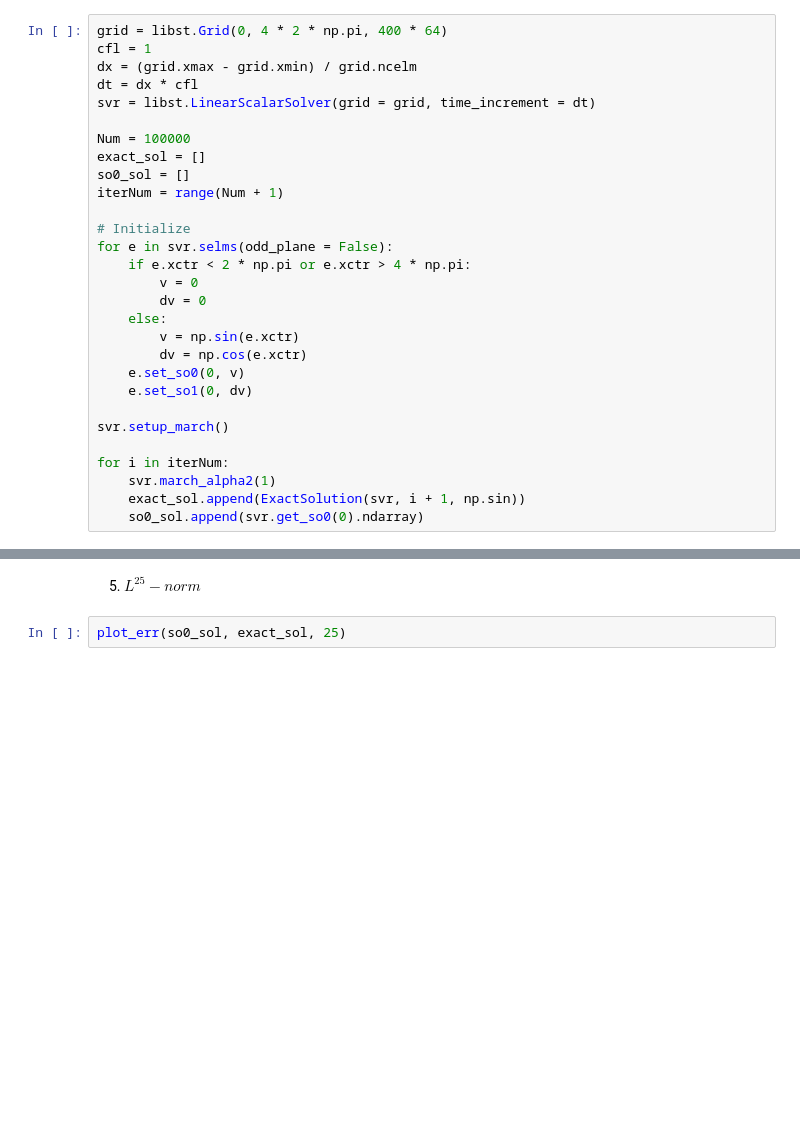
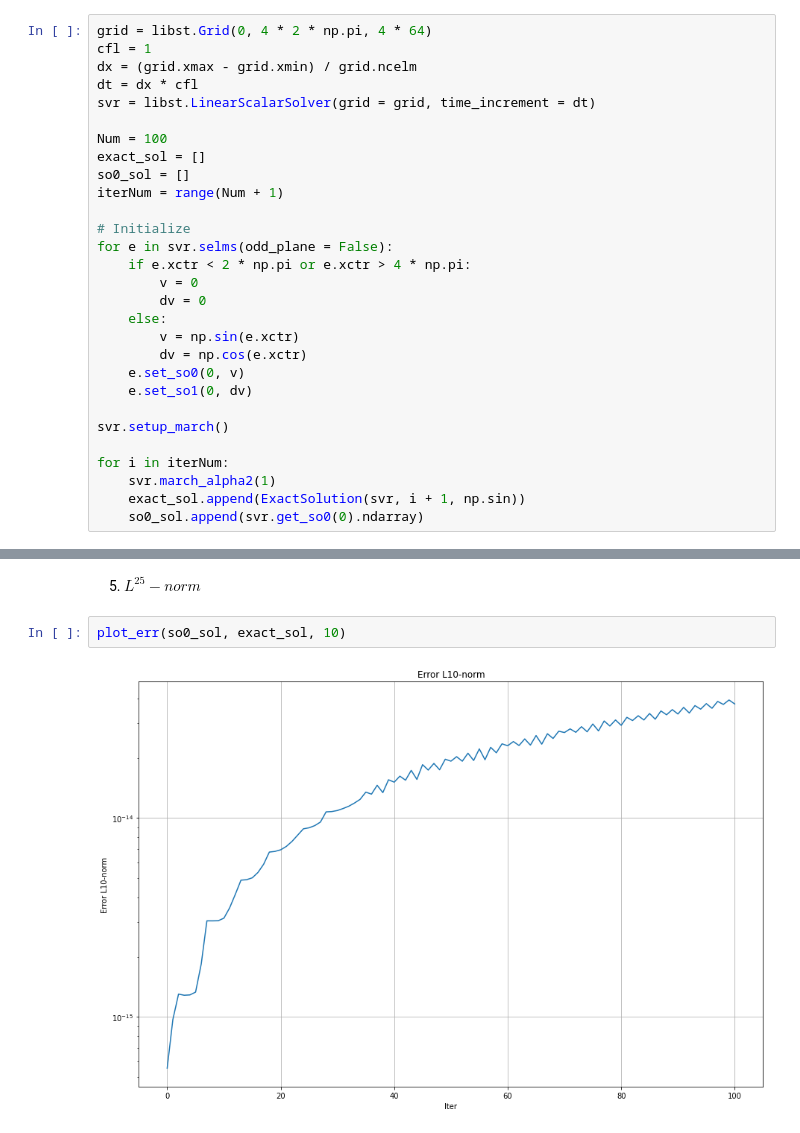
Before and after one commit to yungyuc/turgon, a Jupyter notebook: notebook/error_analysis.ipynb, the cells around one changed output, grey strips where cells are left out. Cells and saved outputs as stored; diff of their text form; blank space fills up the shorter version.

```diff
--- a/notebook/error_analysis.ipynb
+++ b/notebook/error_analysis.ipynb
@@ -35,13 +35,13 @@ def plot_err(so0, exactSol, order):
         error[i] = norm(so0[i] - exactSol[i], order)
     plt.plot(range(len(so0)), error, '-')
 # %%
-grid = libst.Grid(0, 4 * 2 * np.pi, 400 * 64)
+grid = libst.Grid(0, 4 * 2 * np.pi, 4 * 64)
 cfl = 1
 dx = (grid.xmax - grid.xmin) / grid.ncelm
 dt = dx * cfl
 svr = libst.LinearScalarSolver(grid = grid, time_increment = dt)
 
-Num = 100000
+Num = 100
 exact_sol = []
 so0_sol = []
 iterNum = range(Num + 1)
@@ -82,4 +90,6 @@ plot_err(so0_sol, exact_sol, 4)
 # %% [markdown]
 5. $L^{25}-norm$
 # %%
-plot_err(so0_sol, exact_sol, 25)
+plot_err(so0_sol, exact_sol, 10)
+# %% [output]
+[figure, added]
```
Also changed, not shown: parts of 4 cells of this notebook, 1 other file.
